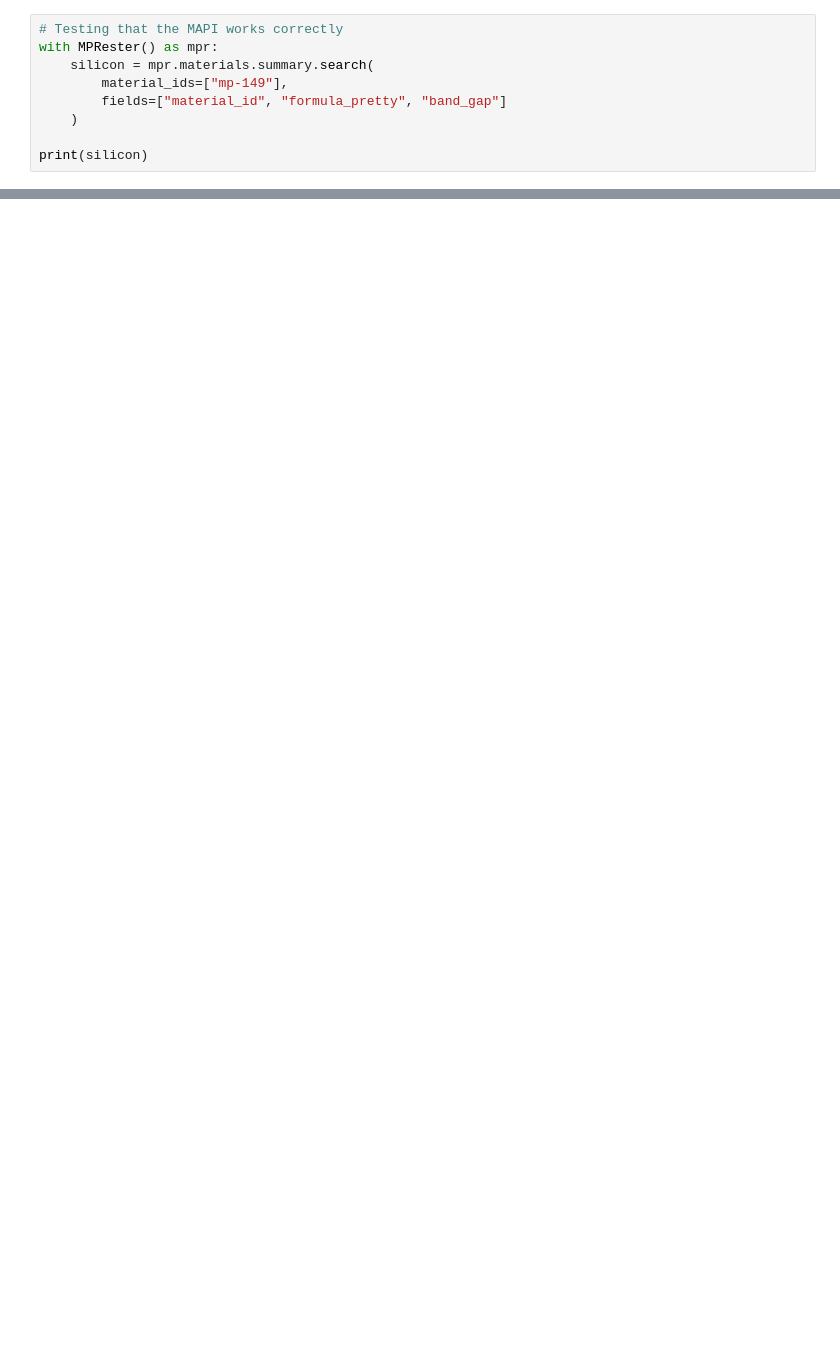
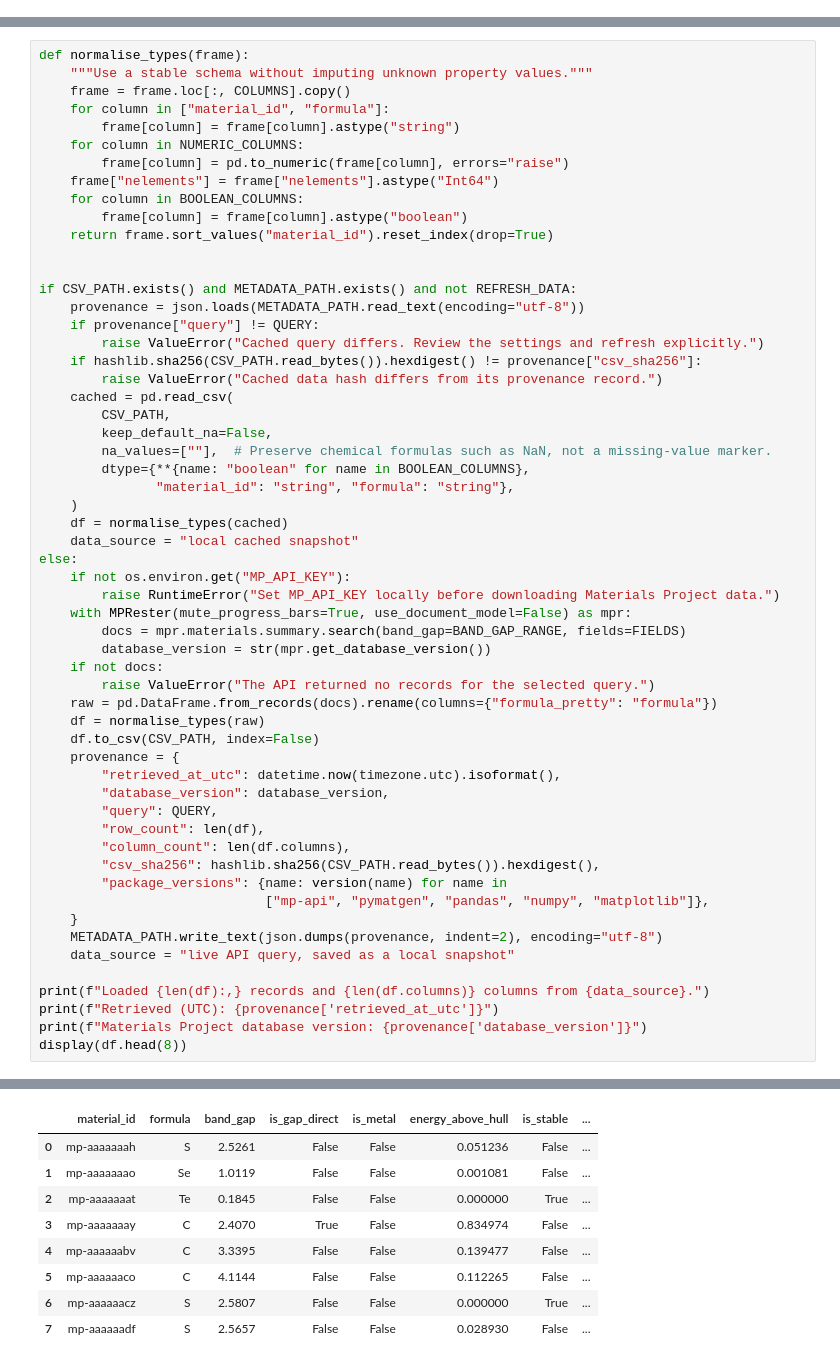
Before and after one commit to sumi-ctrl/materials-research-project, a Jupyter notebook: notebook/materials-research-project.ipynb, the cells around one changed output, grey strips where cells are left out. Cells and saved outputs as stored; diff of their text form; blank space fills up the shorter version.

```diff
--- a/notebook/materials-research-project.ipynb
+++ b/notebook/materials-research-project.ipynb
@@ -6,9 +0,0 @@ import matplotlib.pyplot as plt
-# %%
-# Testing that the MAPI works correctly
-with MPRester() as mpr:
-    silicon = mpr.materials.summary.search(
-        material_ids=["mp-149"],
-        fields=["material_id", "formula_pretty", "band_gap"]
-    )
-
-print(silicon)
@@ -155,0 +92,58 @@ Jupyter is working
+# %%
+def normalise_types(frame):
+    """Use a stable schema without imputing unknown property values."""
+    frame = frame.loc[:, COLUMNS].copy()
+    for column in ["material_id", "formula"]:
+        frame[column] = frame[column].astype("string")
+    for column in NUMERIC_COLUMNS:
+        frame[column] = pd.to_numeric(frame[column], errors="raise")
+    frame["nelements"] = frame["nelements"].astype("Int64")
+    for column in BOOLEAN_COLUMNS:
+        frame[column] = frame[column].astype("boolean")
+    return frame.sort_values("material_id").reset_index(drop=True)
+
+
+if CSV_PATH.exists() and METADATA_PATH.exists() and not REFRESH_DATA:
+    provenance = json.loads(METADATA_PATH.read_text(encoding="utf-8"))
+    if provenance["query"] != QUERY:
+        raise ValueError("Cached query differs. Review the settings and refresh explicitly.")
+    if hashlib.sha256(CSV_PATH.read_bytes()).hexdigest() != provenance["csv_sha256"]:
+        raise ValueError("Cached data hash differs from its provenance record.")
+    cached = pd.read_csv(
+        CSV_PATH,
+        keep_default_na=False,
+        na_values=[""],  # Preserve chemical formulas such as NaN, not a missing-value marker.
+        dtype={**{name: "boolean" for name in BOOLEAN_COLUMNS},
+               "material_id": "string", "formula": "string"},
+    )
+    df = normalise_types(cached)
+    data_source = "local cached snapshot"
+else:
+    if not os.environ.get("MP_API_KEY"):
+        raise RuntimeError("Set MP_API_KEY locally before downloading Materials Project data.")
+    with MPRester(mute_progress_bars=True, use_document_model=False) as mpr:
+        docs = mpr.materials.summary.search(band_gap=BAND_GAP_RANGE, fields=FIELDS)
+        database_version = str(mpr.get_database_version())
+    if not docs:
+        raise ValueError("The API returned no records for the selected query.")
+    raw = pd.DataFrame.from_records(docs).rename(columns={"formula_pretty": "formula"})
+    df = normalise_types(raw)
+    df.to_csv(CSV_PATH, index=False)
+    provenance = {
+        "retrieved_at_utc": datetime.now(timezone.utc).isoformat(),
+        "database_version": database_version,
+        "query": QUERY,
+        "row_count": len(df),
+        "column_count": len(df.columns),
+        "csv_sha256": hashlib.sha256(CSV_PATH.read_bytes()).hexdigest(),
+        "package_versions": {name: version(name) for name in
+                             ["mp-api", "pymatgen", "pandas", "numpy", "matplotlib"]},
+    }
+    METADATA_PATH.write_text(json.dumps(provenance, indent=2), encoding="utf-8")
+    data_source = "live API query, saved as a local snapshot"
+
+print(f"Loaded {len(df):,} records and {len(df.columns)} columns from {data_source}.")
+print(f"Retrieved (UTC): {provenance['retrieved_at_utc']}")
+print(f"Materials Project database version: {provenance['database_version']}")
+display(df.head(8))
+# %% [output]
@@ -155,0 +153,9 @@ Jupyter is working
+|  | material_id | formula | band_gap | is_gap_direct | is_metal | energy_above_hull | is_stable | ... |
+| 0 | mp-aaaaaaah | S | 2.5261 | False | False | 0.051236 | False | ... |
+| 1 | mp-aaaaaaao | Se | 1.0119 | False | False | 0.001081 | False | ... |
+| 2 | mp-aaaaaaat | Te | 0.1845 | False | False | 0.000000 | True | ... |
+| 3 | mp-aaaaaaay | C | 2.4070 | True | False | 0.834974 | False | ... |
+| 4 | mp-aaaaaabv | C | 3.3395 | False | False | 0.139477 | False | ... |
+| 5 | mp-aaaaaaco | C | 4.1144 | False | False | 0.112265 | False | ... |
+| 6 | mp-aaaaaacz | S | 2.5807 | False | False | 0.000000 | True | ... |
+| 7 | mp-aaaaaadf | S | 2.5657 | False | False | 0.028930 | False | ... |
```
Also changed, not shown: parts of 23 cells of this notebook, 2 other files.
